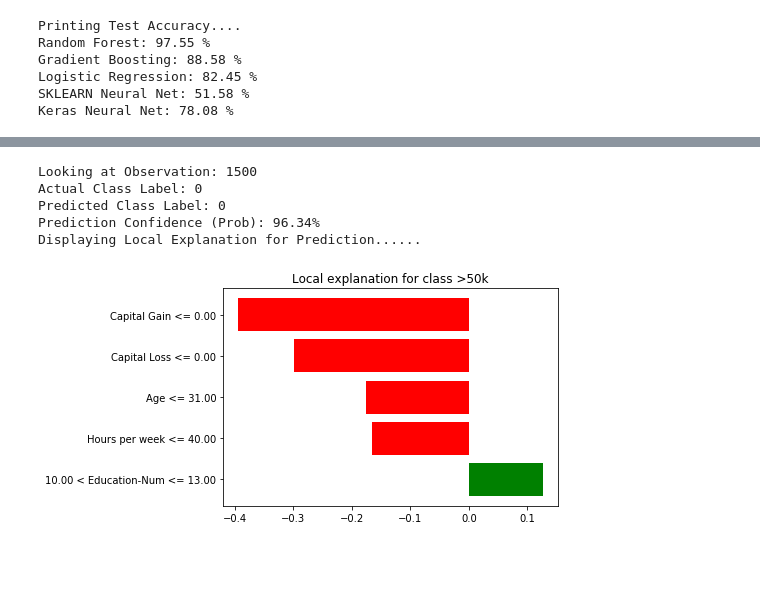
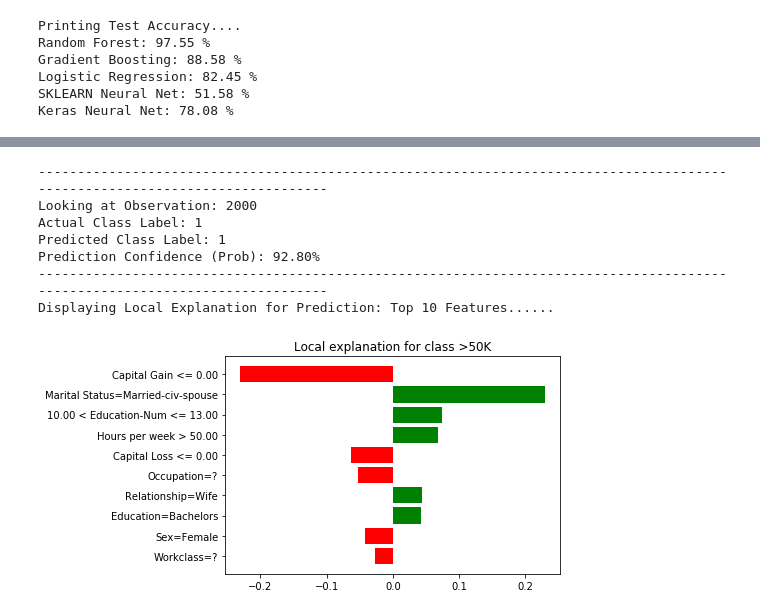
Before and after one commit to drcastillo/hicss2020, a Jupyter notebook: Explainability.ipynb, the cells around one changed output, grey strips where cells are left out. Saved outputs shown, nothing was run; the diff lists cells and outputs as text; code cells hidden in the pictures; blank space fills up the shorter version.

```diff
--- a/Explainability.ipynb
+++ b/Explainability.ipynb
@@ -291,5 +280,14 @@ display_sklearn_feature_importance(n_features=8)
 # %%
-def explain_lime(model, observation, seed = 1, keras = False):
+'''
+Model Choice:
+Random Forest: rfc
+Gradient Boosted Classifier: gbc
+Logistic Regression: logit
+Keras Neural Network = keras_ann
+Sklearn Neural Network = sk_ann
+'''
+def explain_lime(model, observation, seed = 1, keras = False, num_features = 10):
+
     if keras:
         predict_fn = lambda x: model.predict(encoder.transform(x).toarray())
 
@@ -311,50 +309,45 @@ def explain_lime(model, observation, seed = 1, keras = False):
         print("Actual Class Label: {}".format(y_test[i]))
         print("Predicted Class Label: {}".format(np.argmax(model.predict(encoder.transform(X_test).toarray()),axis = 1)[i]))
         print("Prediction Confidence (Prob): {0:.2f}%".format(np.max(model.predict(encoder.transform(X_test).toarray())[i]*100)))
         print("Displaying Local Explanation for Prediction......")
         fig = exp.as_pyplot_figure()
     else:
 
         predict_fn = lambda x: model.predict_proba(encoder.transform(x)).astype(float)
 
         explainer = lime.lime_tabular.LimeTabularExplainer(
             X_train,
             feature_names=feature_names,
             class_names=class_names,
             categorical_features=categorical_features,
             categorical_names=categorical_names,
             kernel_width=3)
 
         np.random.seed(seed)
         i = observation
 
-        exp = explainer.explain_instance(X_test[i], predict_fn, num_features=5)
+        exp = explainer.explain_instance(X_test[i], predict_fn, num_features=num_features)
         exp.show_in_notebook(show_all=True)
         %matplotlib inline
+        print('-' * 125)
         print("Looking at Observation: {}".format(i))
         print("Actual Class Label: {}".format(y_test[i]))
-        print("Predicted Class Label: {}".format(np.argmax(model.predict_proba(encoder.transform(X_test[1].reshape(1,-1))).astype(float))
+        print("Predicted Class Label: {}".format(np.argmax(model.predict_proba(encoder.transform(X_test[i].reshape(1,-1))).astype(float))
         ))
-        print("Prediction Confidence (Prob): {0:.2f}%".format(np.max(model.predict_proba(encoder.transform(X_test[1].reshape(1,-1)))[0])*100))
-        print("Displaying Local Explanation for Prediction......")
+        print("Prediction Confidence (Prob): {0:.2f}%".format(np.max(model.predict_proba(encoder.transform(X_test[i].reshape(1,-1)))[0])*100))
+        print('-' * 125)
+        print("Displaying Local Explanation for Prediction: Top {} Features......".format(num_features))
         fig = exp.as_pyplot_figure()
 
 
-
-'''
-Model Choice:
-Random Forest: rfc
-Gradient Boosted Classifier: gbc
-Logistic Regression: logit
-Keras Neural Network = keras_ann
-Sklearn Neural Network = sk_ann
-'''
-explain_lime(model = keras_ann, observation=1500, keras=True)
+explain_lime(model = rfc, observation=2000, keras=False) #Turn Keras Flag on for Keras NN
 # %% [output]
 [interactive output not drawn]
-Looking at Observation: 1500
-Actual Class Label: 0
-Predicted Class Label: 0
-Prediction Confidence (Prob): 96.34%
-Displaying Local Explanation for Prediction......
+-----------------------------------------------------------------------------------------------------------------------------
+Looking at Observation: 2000
+Actual Class Label: 1
+Predicted Class Label: 1
+Prediction Confidence (Prob): 92.80%
+-----------------------------------------------------------------------------------------------------------------------------
+Displaying Local Explanation for Prediction: Top 10 Features......
-[figure, old version]
+[figure, new version]
```
Also changed, not shown: parts of 3 cells of this notebook.
